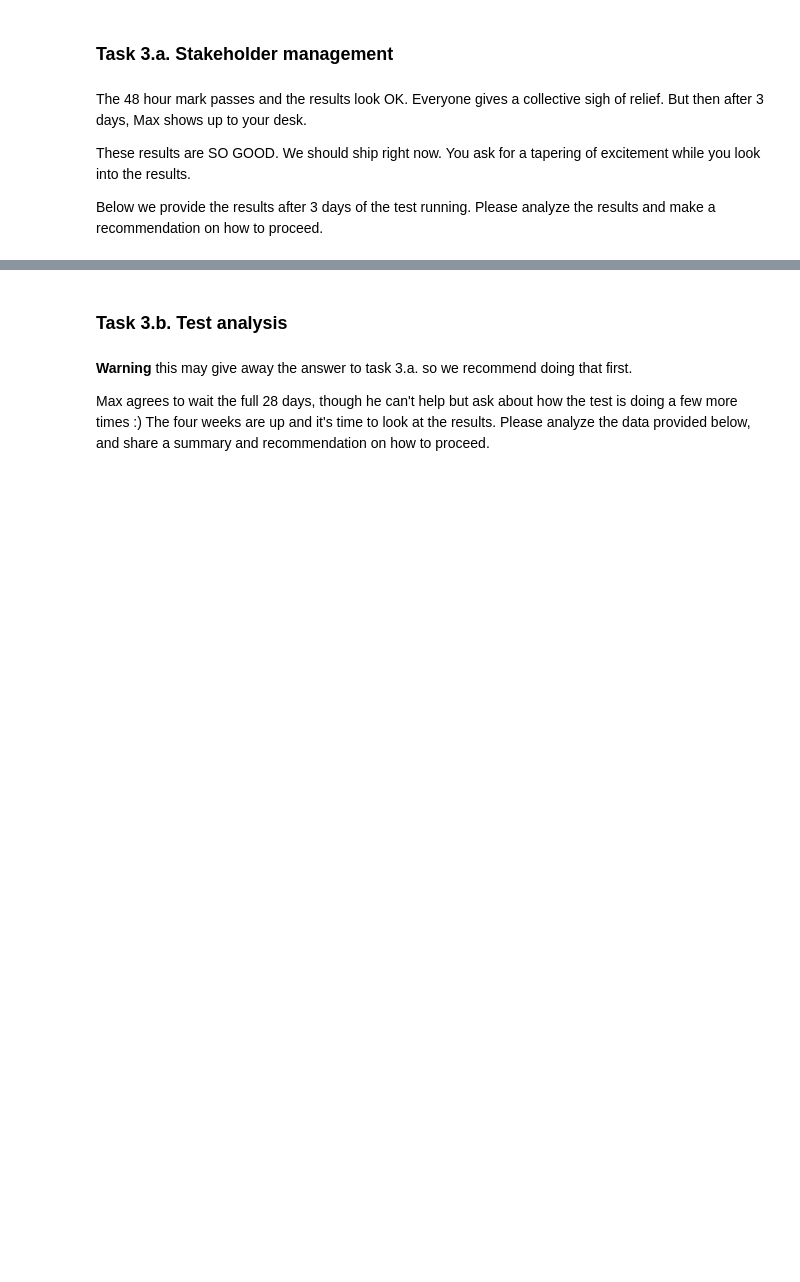
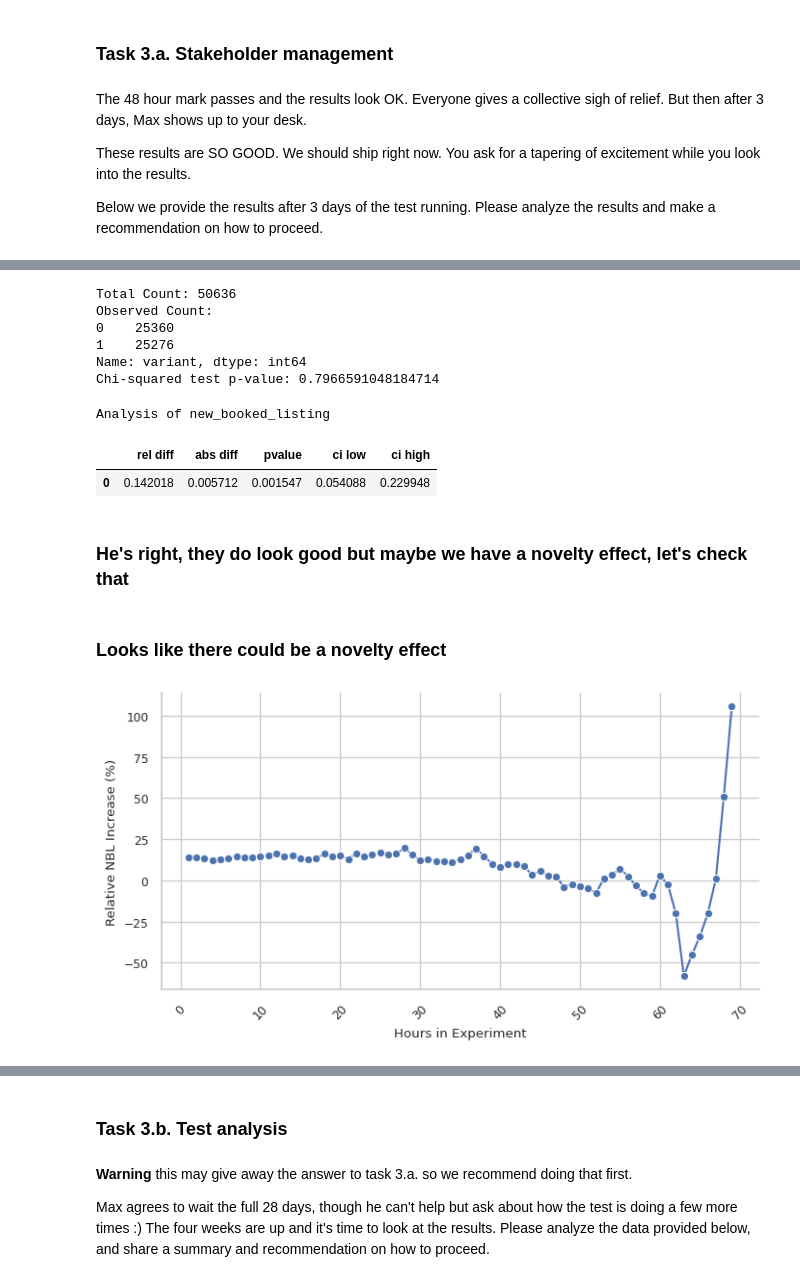
Before and after one commit to c-abbott/ab-testing, a Jupyter notebook: notebooks/w03_safely_handling_early_results.ipynb, the cells around one changed output, grey strips where cells are left out. Saved outputs shown, nothing was run; the diff lists cells and outputs as text; code cells hidden in the pictures; blank space fills up the shorter version.

```diff
--- a/notebooks/w03_safely_handling_early_results.ipynb
+++ b/notebooks/w03_safely_handling_early_results.ipynb
@@ -319,0 +418,67 @@ _Write findings and recommendation here_
+# %%
+p_value, total_count, observed_counts = ab_test_chi2(df_price_2_early['variant'])
+print(f"Total Count: {total_count}")
+print(f"Observed Count:\n{observed_counts}")
+print(f"Chi-squared test p-value: {p_value}")
+# %% [output]
+Total Count: 50636
+Observed Count:
+0    25360
+1    25276
+Name: variant, dtype: int64
+Chi-squared test p-value: 0.7966591048184714
+# %%
+metric = 'new_booked_listing'
+print(f"Analysis of {metric}")
+pd.DataFrame(calculate_results(df_price_2_early, metric),
+             index=['rel diff','abs diff','pvalue','ci low','ci high']).T
+# %% [output]
+Analysis of new_booked_listing
+|  | rel diff | abs diff | pvalue | ci low | ci high |
+| 0 | 0.142018 | 0.005712 | 0.001547 | 0.054088 | 0.229948 |
+# %% [markdown]
+### He's right, they do look good but maybe we have a novelty effect, let's check that
+# %%
+import pandas as pd
+import seaborn as sns
+import matplotlib.pyplot as plt
+
+def analyze_novelty_effect(df, metric):
+    # Create new cohort column which essentially turns hrs_to_cohort
+    # into an integer and re-indexes
+    max_hours = int(df['hrs_to_cohort'].max())
+    df['cohort'] = df['hrs_to_cohort'] + 1
+    df['cohort'] = df['cohort'].astype('int')
+    results = []
+
+    for cohort in range(1, max_hours + 1):
+        # For each hour grab the cohort of users who have been exposed to the experiment
+        # for that long or greater
+        cohort_df = df[df['cohort'] >= cohort]
+
+        # Compute the difference in the target metric between treatment and control
+        treatment_mean = cohort_df[cohort_df['variant'] == 'treatment'][metric].mean()
+        control_mean = cohort_df[cohort_df['variant'] == 'control'][metric].mean()
+        metric_difference_percentage = ((treatment_mean - control_mean) / control_mean) * 100
+
+        # Store results in ordered list
+        results.append((cohort, metric_difference_percentage))
+
+    results_df = pd.DataFrame(results, columns=['hrs_in_experiment', 'relative_increase'])
+
+    # Plot the results
+    plt.figure(figsize=(8, 4))
+    sns.set(style="whitegrid", context="notebook", font_scale=0.8)
+    sns.lineplot(x='hrs_in_experiment', y='relative_increase', data=results_df, marker='o')
+    plt.ylabel("Relative NBL Increase (%)")
+    plt.xlabel("Hours in Experiment")
+    plt.xticks(rotation=45)
+    sns.despine()
+
+    plt.show()
+# %% [markdown]
+### Looks like there could be a novelty effect
+# %%
+analyze_novelty_effect(df_price_2_early, 'new_booked_listing')
+# %% [output]
+[figure, added]
```
Also changed, not shown: parts of 28 cells of this notebook.
